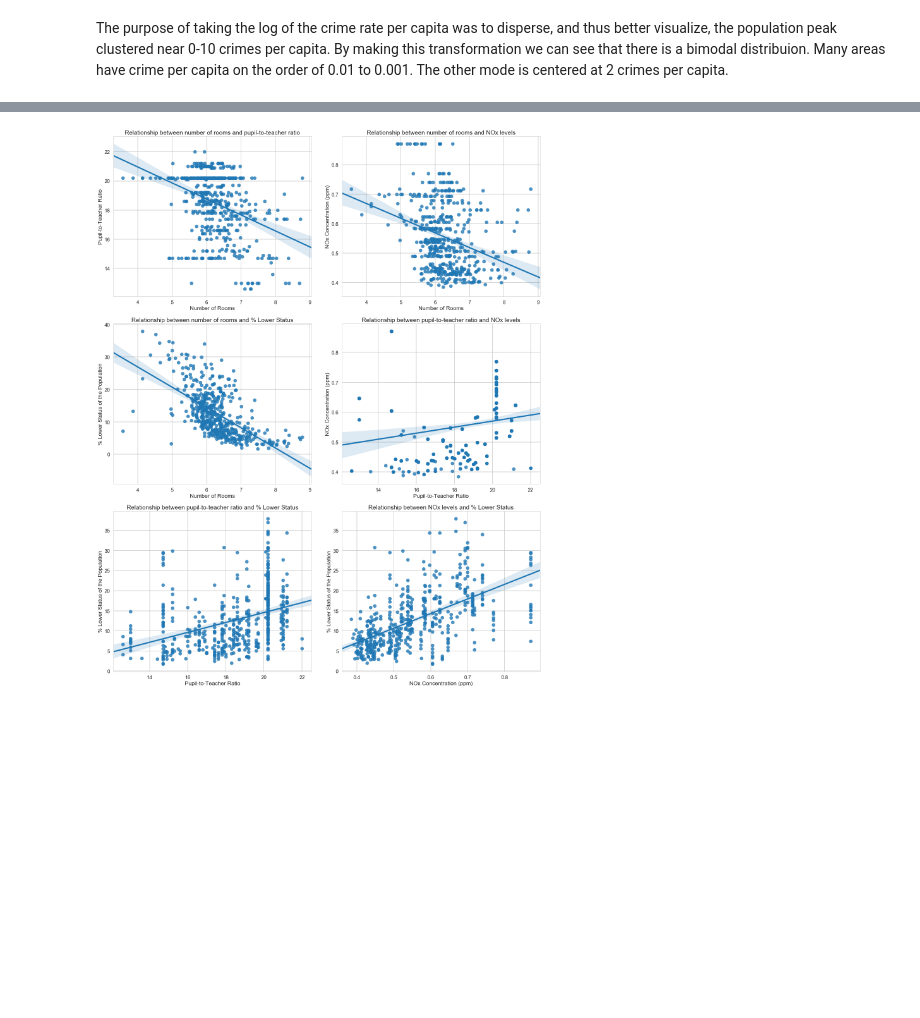
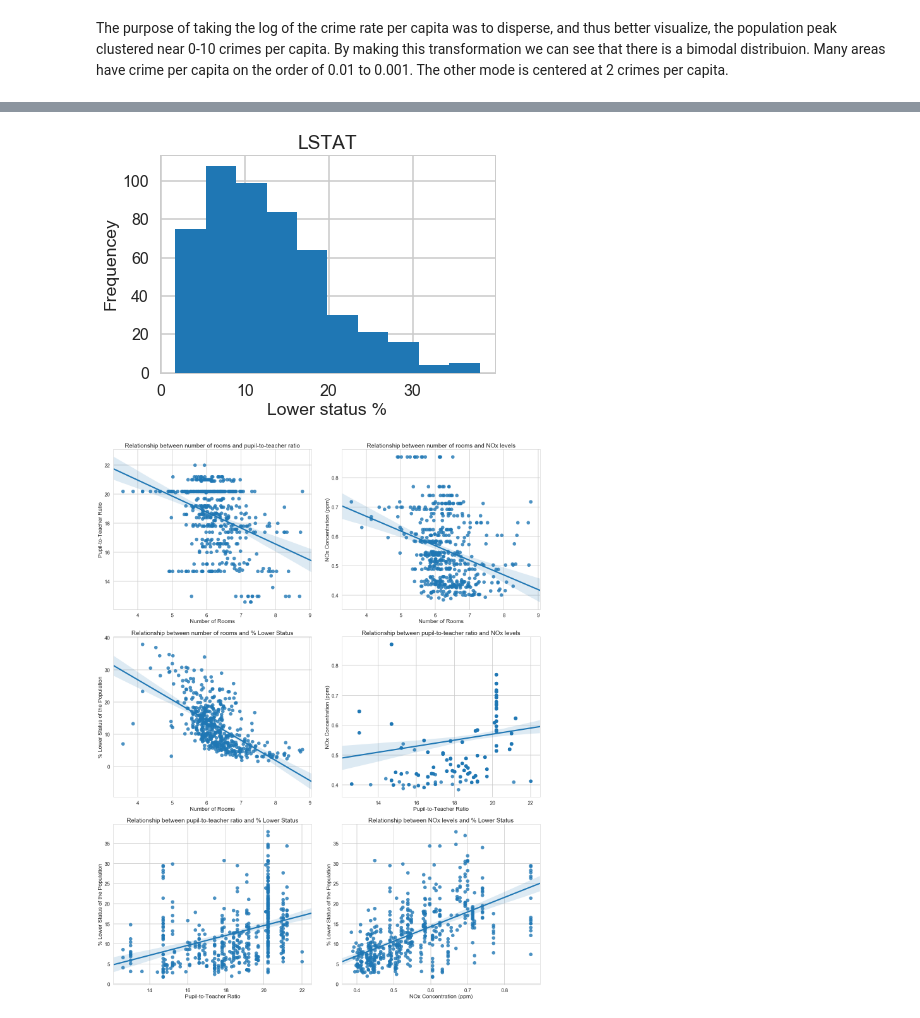
Before and after one commit to dipanjan123/machine-learning, a Jupyter notebook: Mini_Project_Linear_Regression.ipynb, the cells around one changed output, grey strips where cells are left out. Saved outputs shown, nothing was run; the diff lists cells and outputs as text; code cells hidden in the pictures; blank space fills up the shorter version.

```diff
--- a/Mini_Project_Linear_Regression.ipynb
+++ b/Mini_Project_Linear_Regression.ipynb
@@ -372,3 +398,11 @@ The purpose of taking the log of the crime rate per capita was to disperse, and
+# %%
+plt.hist(bos['LSTAT'])
+plt.title("LSTAT")
+plt.xlabel("Lower status %")
+plt.ylabel("Frequencey")
+plt.show()
+# %% [output]
+[figure, added]
 # %%
 # Plot all other relationships in Seaborn
 fig = plt.figure(figsize = (20,25))
```
Also changed, not shown: parts of 18 cells of this notebook.
